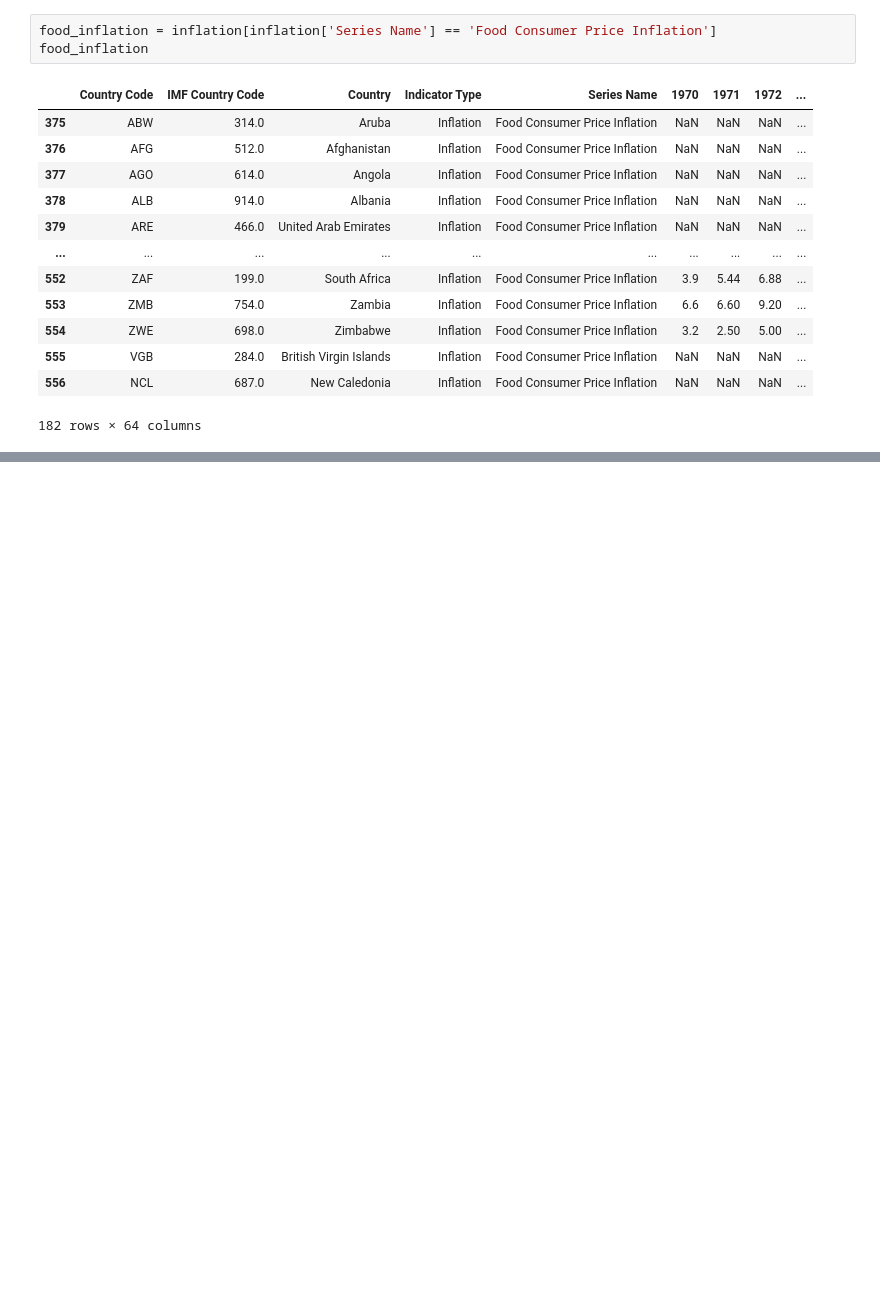
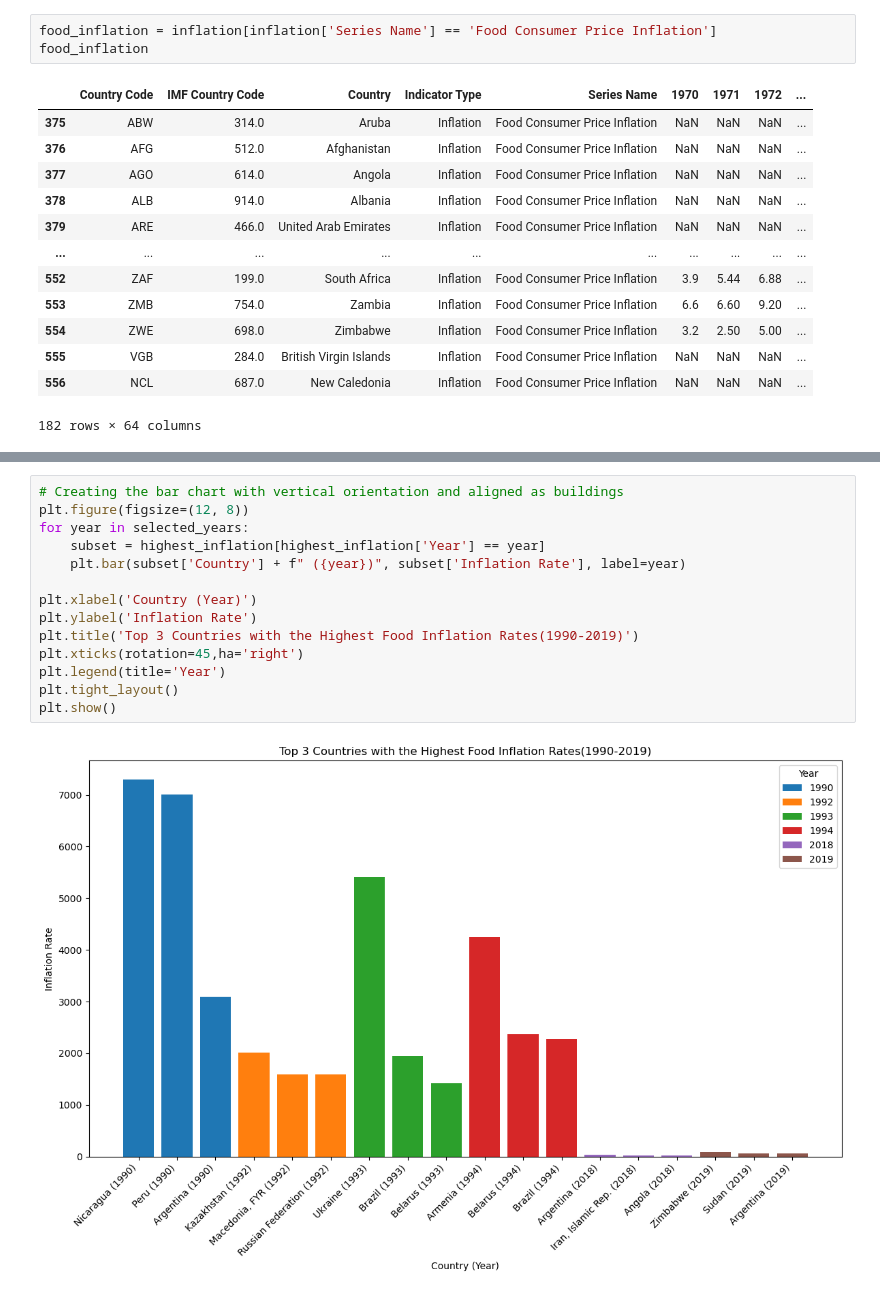
Before and after one commit to heatherrichardson300/Project_1_Inflation, a Jupyter notebook: Jake_work/food.ipynb, the cells around one changed output, grey strips where cells are left out. Saved outputs shown, nothing was run; the diff lists cells and outputs as text; blank space fills up the shorter version.

```diff
--- a/Jake_work/food.ipynb
+++ b/Jake_work/food.ipynb
@@ -73,0 +203,16 @@ spike_analysis
+# %%
+# Creating the bar chart with vertical orientation and aligned as buildings
+plt.figure(figsize=(12, 8))
+for year in selected_years:
+    subset = highest_inflation[highest_inflation['Year'] == year]
+    plt.bar(subset['Country'] + f" ({year})", subset['Inflation Rate'], label=year)
+
+plt.xlabel('Country (Year)')
+plt.ylabel('Inflation Rate')
+plt.title('Top 3 Countries with the Highest Food Inflation Rates(1990-2019)')
+plt.xticks(rotation=45,ha='right')
+plt.legend(title='Year')
+plt.tight_layout()
+plt.show()
+# %% [output]
+[figure, added]
```
Also changed, not shown: parts of 15 cells of this notebook, 2 other files.
